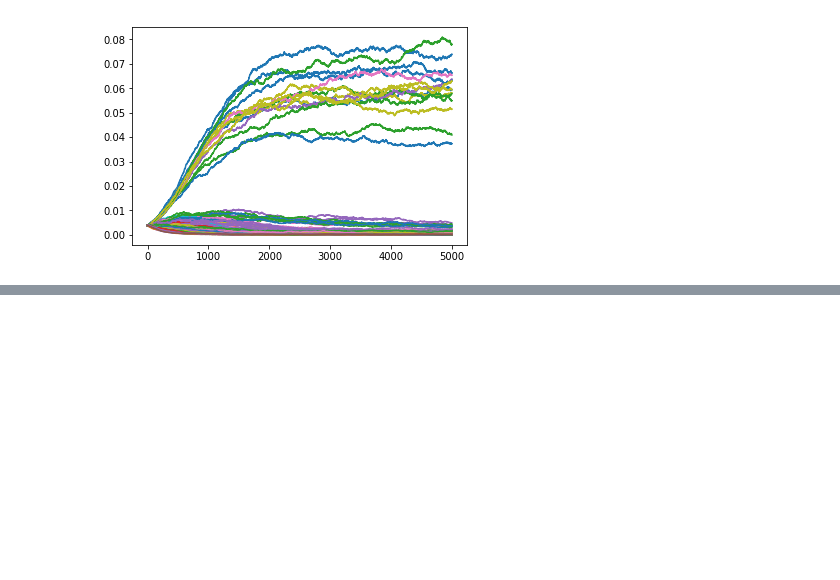
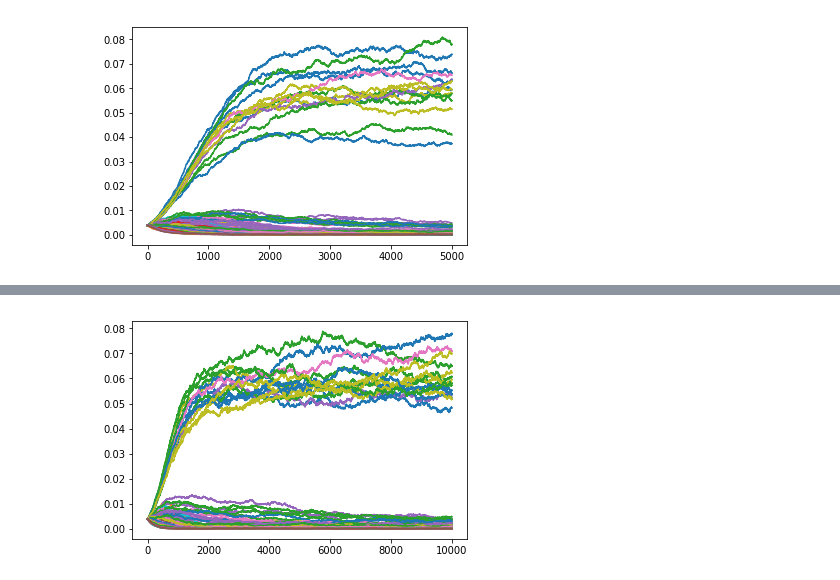
Before and after one commit to gavinforest/intergroupempathySimulations, a Jupyter notebook: play.ipynb, the cells around one changed output, grey strips where cells are left out. Drawn from its saved outputs; the diff is of its cells as text; code cells hidden in the pictures; blank space fills up the shorter version.

Commit message:
Intergroup updating parameter fix

```diff
--- a/play.ipynb
+++ b/play.ipynb
@@ -97,7 +97,8 @@ defaultParameters = {"PROGRESSVERBOSE" : True,
 	"gameBenefit" : 8.0,
 	"gameCost" : 1.0,
 	"intergroupUpdateP": 0.0,
-    "perpetratorNorms" : False
+    "perpetratorNorms" : False,
+    "fixed":"intergroupUpdateP"
 }
 # %%
 import julia
@@ -180,0 +200,12 @@ cacheRuns(distributedResults2, paramDicts2)
+# %%
+import matplotlib.pyplot as plt
+norms = J.NORMS
+len(norms)
+for i in range(256):
+	line = []
+	for stat in distributedResults2[15][0]:
+		line.append(stat[0][i])
+
+	plt.plot(line, label = "norm " + str(i+1))
+# %% [output]
+[figure, added]
```
Also changed, not shown: parts of 4 cells of this notebook, 1 other file.
